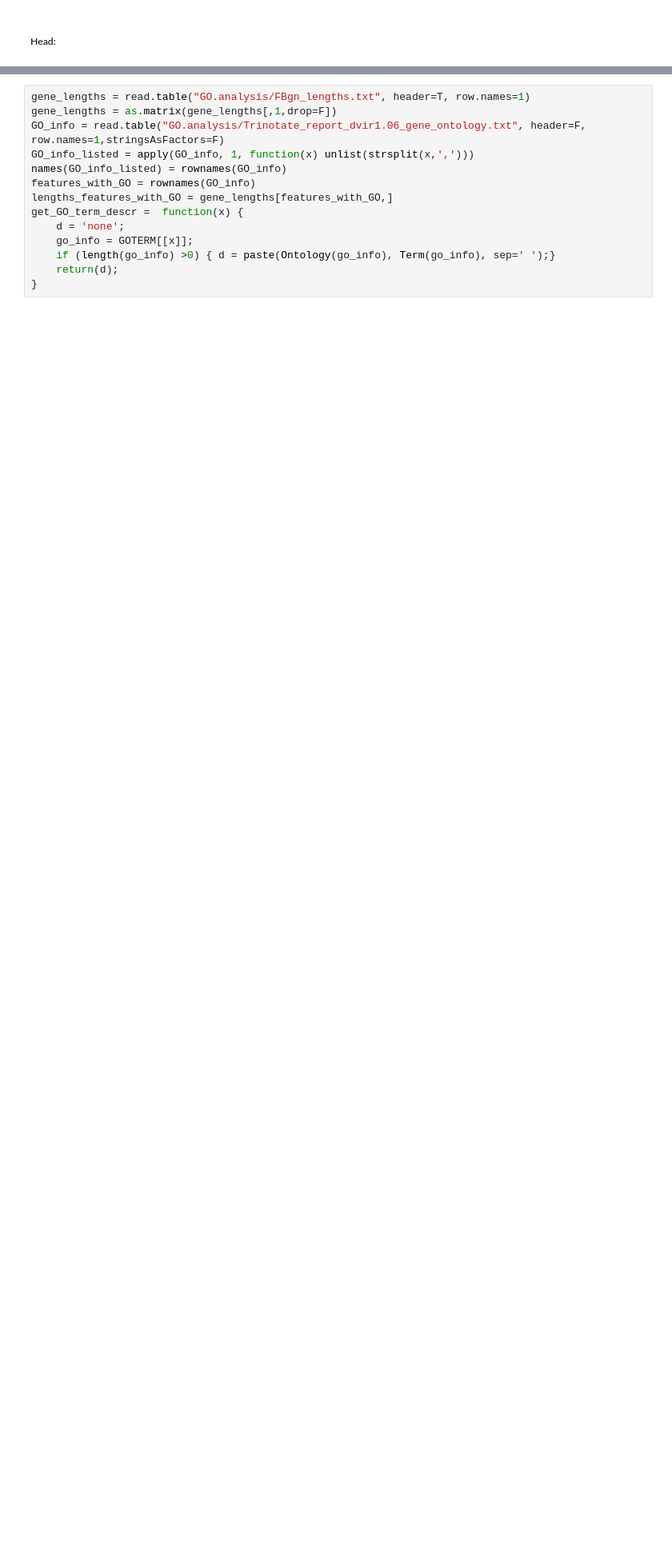
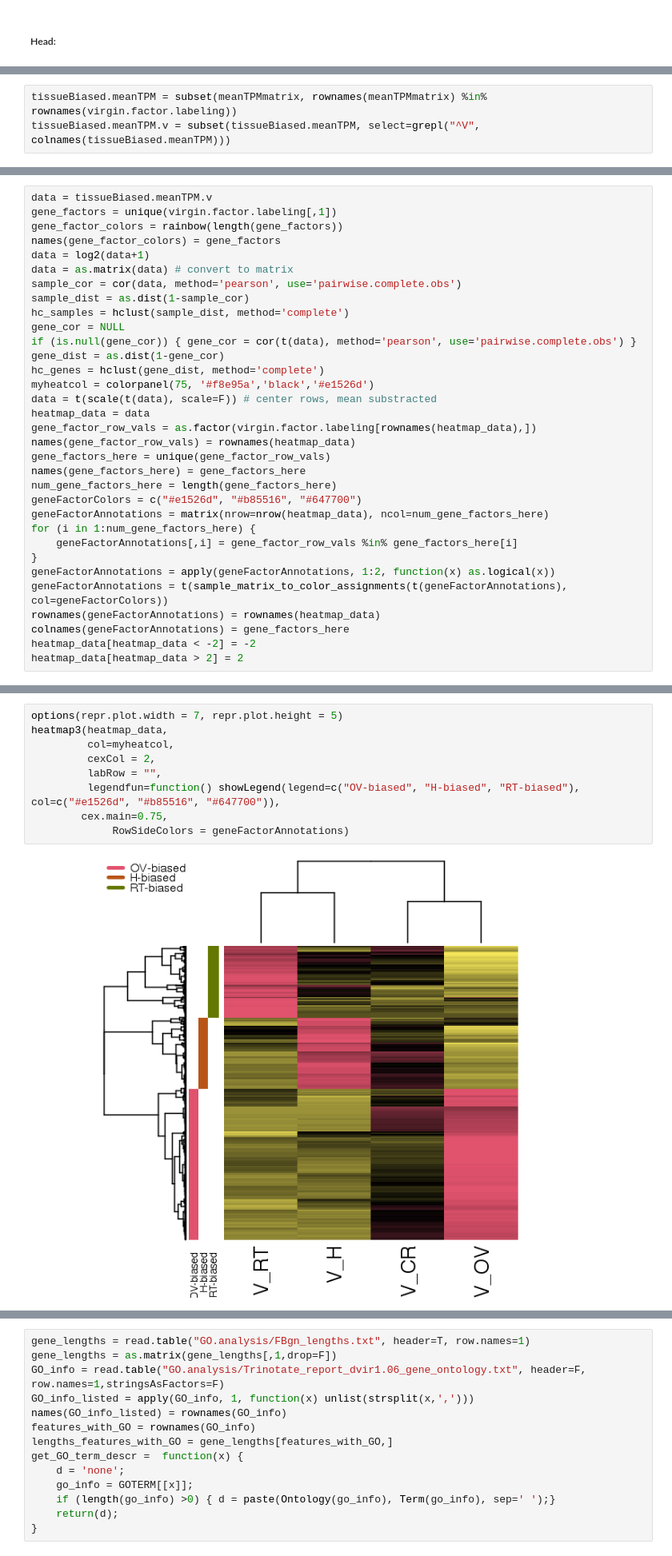
Before and after one commit to YazBraimah/DnovPmRNAseq, a Jupyter notebook: AnalysisPipeline.ipynb, the cells around one changed output, grey strips where cells are left out. Shown at 80% size. Cells and saved outputs as stored; diff of their text form; blank space fills up the shorter version.

```diff
--- a/AnalysisPipeline.ipynb
+++ b/AnalysisPipeline.ipynb
@@ -836,0 +569,3 @@ Need gene length information and GO annotation files
+# %%
+tissueBiased.meanTPM = subset(meanTPMmatrix, rownames(meanTPMmatrix) %in% rownames(virgin.factor.labeling))
+tissueBiased.meanTPM.v = subset(tissueBiased.meanTPM, select=grepl("^V", colnames(tissueBiased.meanTPM)))
@@ -836,0 +574,33 @@ Need gene length information and GO annotation files
+# %%
+data = tissueBiased.meanTPM.v
+gene_factors = unique(virgin.factor.labeling[,1])
+gene_factor_colors = rainbow(length(gene_factors))
+names(gene_factor_colors) = gene_factors
+data = log2(data+1)
+data = as.matrix(data) # convert to matrix
+sample_cor = cor(data, method='pearson', use='pairwise.complete.obs')
+sample_dist = as.dist(1-sample_cor)
+hc_samples = hclust(sample_dist, method='complete')
+gene_cor = NULL
+if (is.null(gene_cor)) { gene_cor = cor(t(data), method='pearson', use='pairwise.complete.obs') }
+gene_dist = as.dist(1-gene_cor)
+hc_genes = hclust(gene_dist, method='complete')
+myheatcol = colorpanel(75, '#f8e95a','black','#e1526d')
+data = t(scale(t(data), scale=F)) # center rows, mean substracted
+heatmap_data = data
+gene_factor_row_vals = as.factor(virgin.factor.labeling[rownames(heatmap_data),])
+names(gene_factor_row_vals) = rownames(heatmap_data)
+gene_factors_here = unique(gene_factor_row_vals)
+names(gene_factors_here) = gene_factors_here
+num_gene_factors_here = length(gene_factors_here)
+geneFactorColors = c("#e1526d", "#b85516", "#647700")
+geneFactorAnnotations = matrix(nrow=nrow(heatmap_data), ncol=num_gene_factors_here)
+for (i in 1:num_gene_factors_here) {
+    geneFactorAnnotations[,i] = gene_factor_row_vals %in% gene_factors_here[i]
+}
+geneFactorAnnotations = apply(geneFactorAnnotations, 1:2, function(x) as.logical(x))
+geneFactorAnnotations = t(sample_matrix_to_color_assignments(t(geneFactorAnnotations), col=geneFactorColors))
+rownames(geneFactorAnnotations) = rownames(heatmap_data)
+colnames(geneFactorAnnotations) = gene_factors_here
+heatmap_data[heatmap_data < -2] = -2
+heatmap_data[heatmap_data > 2] = 2
@@ -836,0 +609,11 @@ Need gene length information and GO annotation files
+# %%
+options(repr.plot.width = 7, repr.plot.height = 5)
+heatmap3(heatmap_data,
+         col=myheatcol,
+         cexCol = 2,
+         labRow = "",
+         legendfun=function() showLegend(legend=c("OV-biased", "H-biased", "RT-biased"), col=c("#e1526d", "#b85516", "#647700")),
+        cex.main=0.75,
+             RowSideColors = geneFactorAnnotations)
+# %% [output]
+[figure, added]
```
Also changed, not shown: parts of 135 cells of this notebook, 1 other file.
